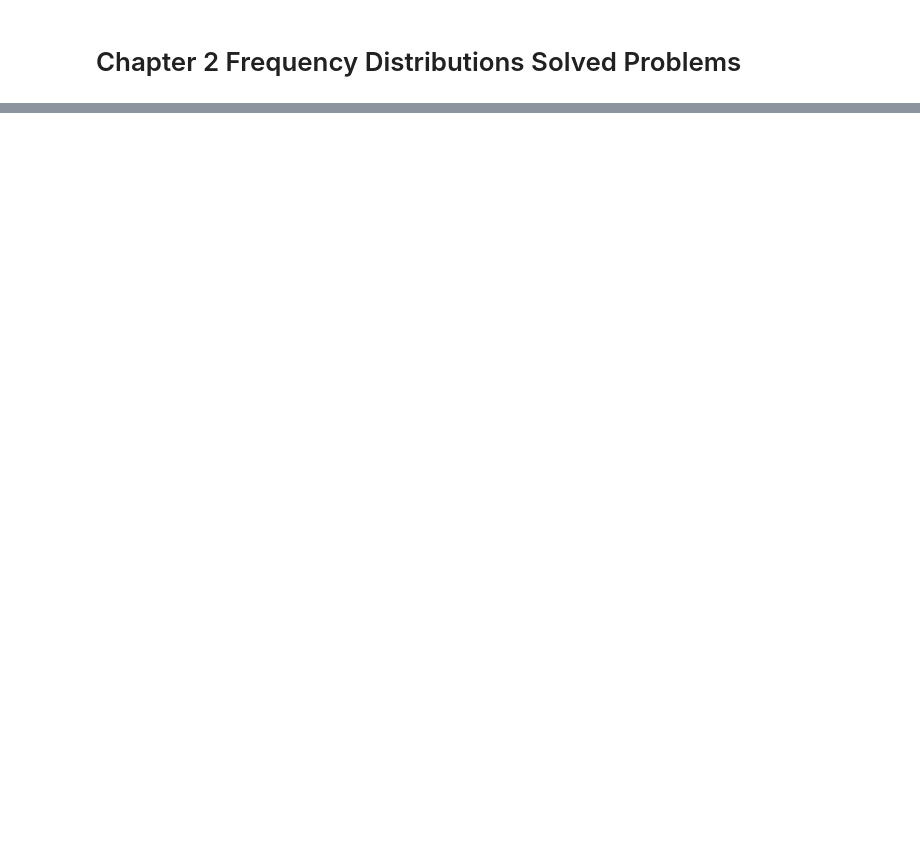
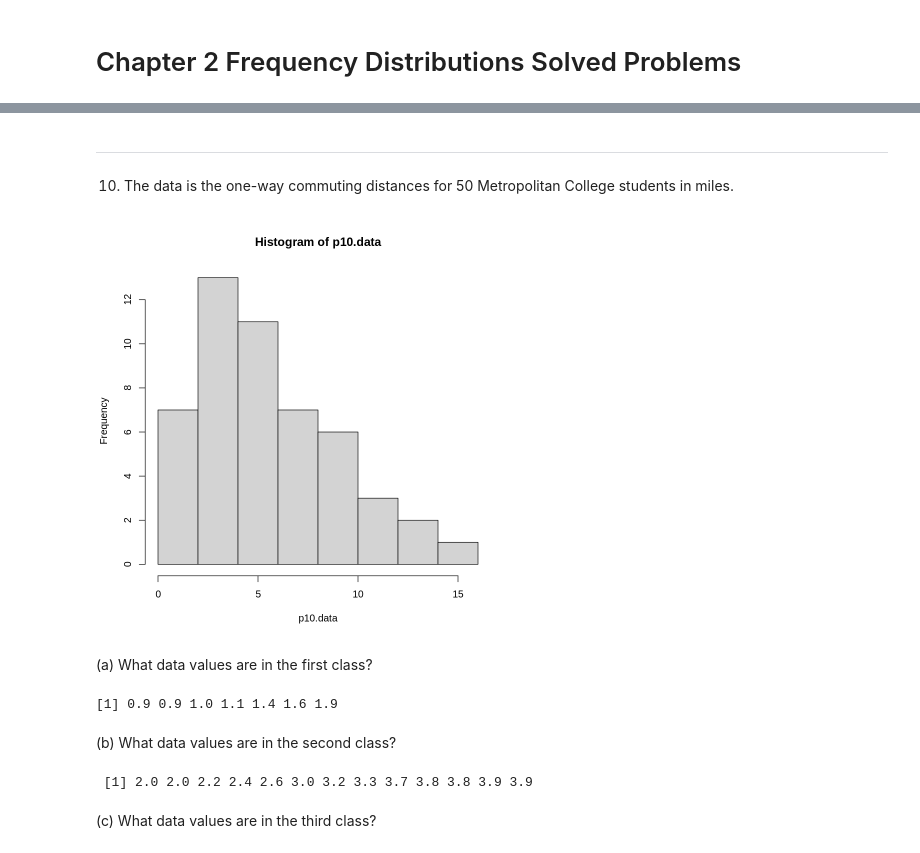
Before and after one commit to jbennett7/Statistics, a Jupyter notebook: Chapter 2 Solved Problems.ipynb, the cells around one changed output, grey strips where cells are left out. Cells and saved outputs as stored; diff of their text form; code cells hidden in the pictures; blank space fills up the shorter version.

```diff
--- a/Chapter 2 Solved Problems.ipynb
+++ b/Chapter 2 Solved Problems.ipynb
@@ -320,0 +319,27 @@ A data.frame: 8 × 3
+# %% [markdown]
+---
+# %% [markdown]
+10. The data is the one-way commuting distances for 50 Metropolitan College students in miles.
+# %%
+p10.data <- c( 4.3,  7.0,  8.0,  3.9,  3.7,  8.4, 2.6,  1.0,  15.7, 3.9,
+           6.5,  8.7,  0.9,  0.9,  12.6, 4.0, 10.3, 10.0, 6.2,  1.1,
+           7.2,  8.8,  7.8,  4.9,  2.0,  3.0, 4.2,  3.3,  4.8,  4.4,
+           7.7,  2.4,  8.0,  8.0,  4.6,  1.4, 2.2,  1.9,  3.2,  4.8,
+           5.0,  10.3, 12.3, 3.8,  3.8,  6.6, 2.0,  1.6,  4.4,  4.3)
+p10.h <- hist(p10.data, right=FALSE)
+# %% [output]
+[figure, added]
+# %% [markdown]
+(a) What data values are in the first class?
+# %%
+(p10.class.1 <- sort(p10.data[p10.data < p10.h$breaks[2]]))
+# %% [output]
+[1] 0.9 0.9 1.0 1.1 1.4 1.6 1.9
+# %% [markdown]
+(b) What data values are in the second class?
+# %%
+(p10.class.2 <- sort(p10.data[p10.data >= p10.h$breaks[2] & p10.data < p10.h$breaks[3]]))
+# %% [output]
+ [1] 2.0 2.0 2.2 2.4 2.6 3.0 3.2 3.3 3.7 3.8 3.8 3.9 3.9
+# %% [markdown]
+(c) What data values are in the third class?
```
Also changed, not shown: parts of 173 cells of this notebook, 6 other files.
